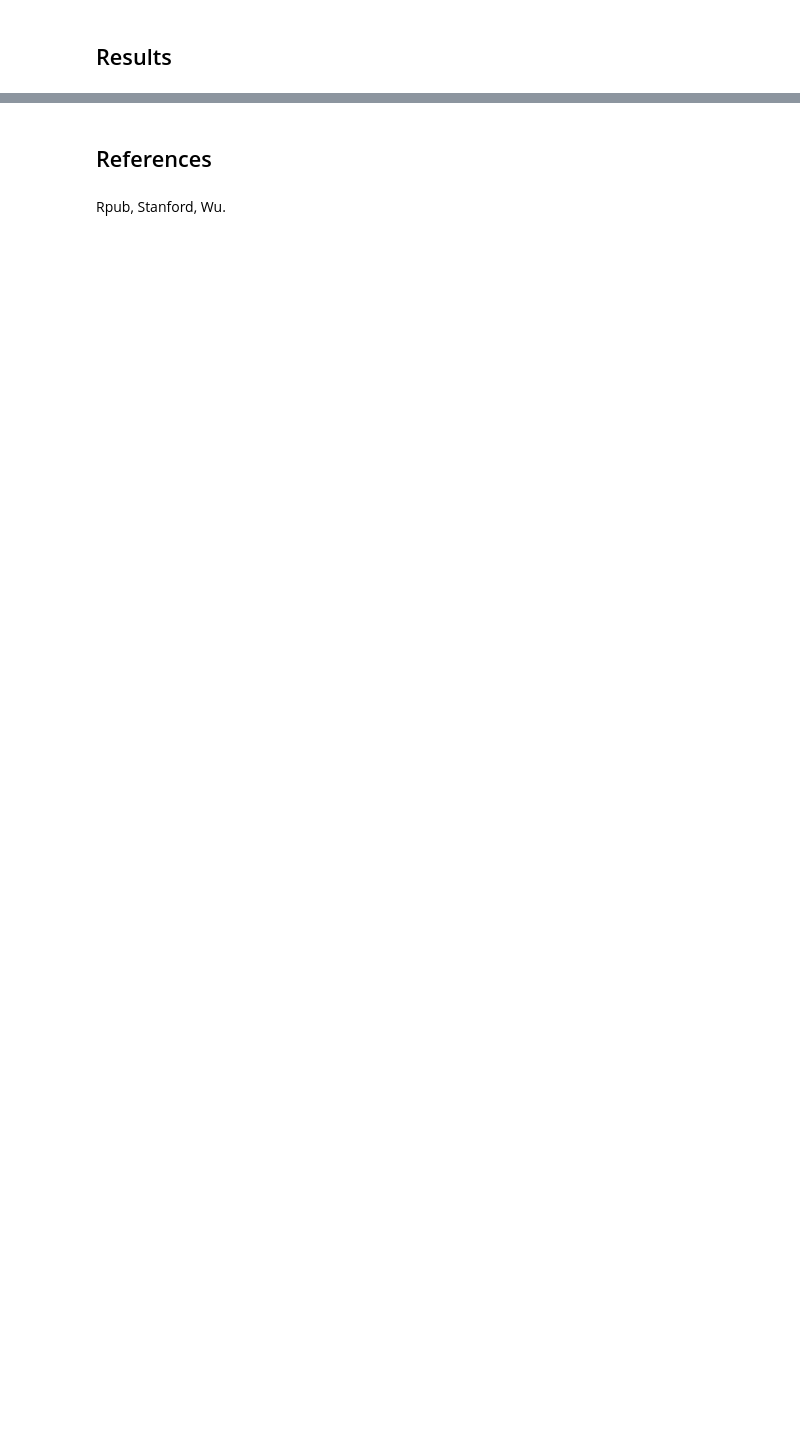
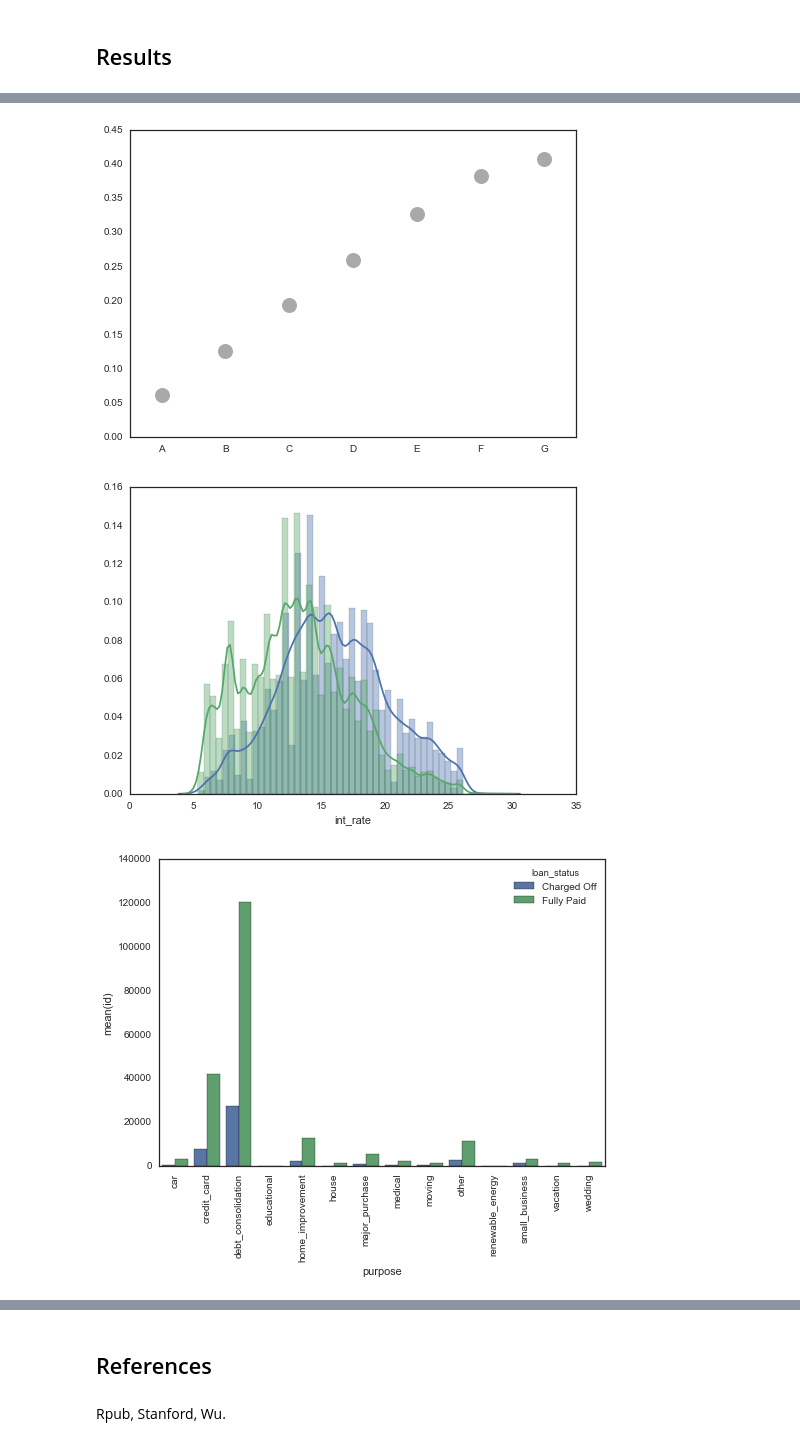
Before and after one commit to RoebideBruijn/datascience-intensive-course, a Jupyter notebook: project/notebooks/Capstone-project.ipynb, the cells around one changed output, grey strips where cells are left out. Cells and saved outputs as stored; diff of their text form; code cells hidden in the pictures; blank space fills up the shorter version.

```diff
--- a/project/notebooks/Capstone-project.ipynb
+++ b/project/notebooks/Capstone-project.ipynb
@@ -251,0 +302,38 @@ We will use a few metrics to test the performance of our classifier on the test
+# %%
+grade_status = closed_loans.reset_index().groupby(['grade', 'loan_status'])['id'].count()
+risk_grades = dict.fromkeys(closed_loans['grade'].unique())
+for g in risk_grades.keys():
+    risk_grades[g] = grade_status.loc[(g, 'Charged Off')] / (grade_status.loc[(g, 'Charged Off')] + grade_status.loc[(g, 'Fully Paid')])
+risk_grades = pd.DataFrame(risk_grades, index=['proportion_unpaid_loans'])
+sns.stripplot(data=risk_grades, color='darkgray', size=15)
+plt.show()
+
+sns.distplot(closed_loans[closed_loans['loan_status']=='Charged Off']['int_rate'])
+sns.distplot(closed_loans[closed_loans['loan_status']=='Fully Paid']['int_rate'])
+plt.show()
+
+purpose_paid = closed_loans.reset_index().groupby(['purpose', 'loan_status'])['id'].count()
+sns.barplot(data=pd.DataFrame(purpose_paid).reset_index(), x='purpose', y='id', hue='loan_status')
+plt.xticks(rotation=90)
+plt.show()
+
+sns.boxplot(data=closed_loans, x='loan_status', y='dti')
+plt.show()
+print(ttest_ind(closed_loans[closed_loans['loan_status']=='Fully Paid']['dti'],
+                closed_loans[closed_loans['loan_status']=='Charged Off']['dti']))
+print((closed_loans[closed_loans['loan_status']=='Fully Paid']['dti']).mean())
+print((closed_loans[closed_loans['loan_status']=='Charged Off']['dti']).mean())
+
+home_paid = closed_loans.reset_index().groupby(['home_ownership', 'loan_status'])['id'].count()
+sns.barplot(data=pd.DataFrame(home_paid).reset_index(), x='home_ownership', y='id', hue='loan_status')
+plt.xticks(rotation=90)
+plt.show()
+
+print(home_paid)
+print('mortgage:', home_paid['MORTGAGE'][0] / (home_paid['MORTGAGE'][0] + home_paid['MORTGAGE'][1]))
+print('own:', home_paid['OWN'][0] / (home_paid['OWN'][0] + home_paid['OWN'][1]))
+print('rent:', home_paid['RENT'][0] / (home_paid['RENT'][0] + home_paid['RENT'][1]))
+# %% [output]
+[figure, added]
+[figure, added]
+[figure, added]
```
Also changed, not shown: parts of 42 cells of this notebook.
